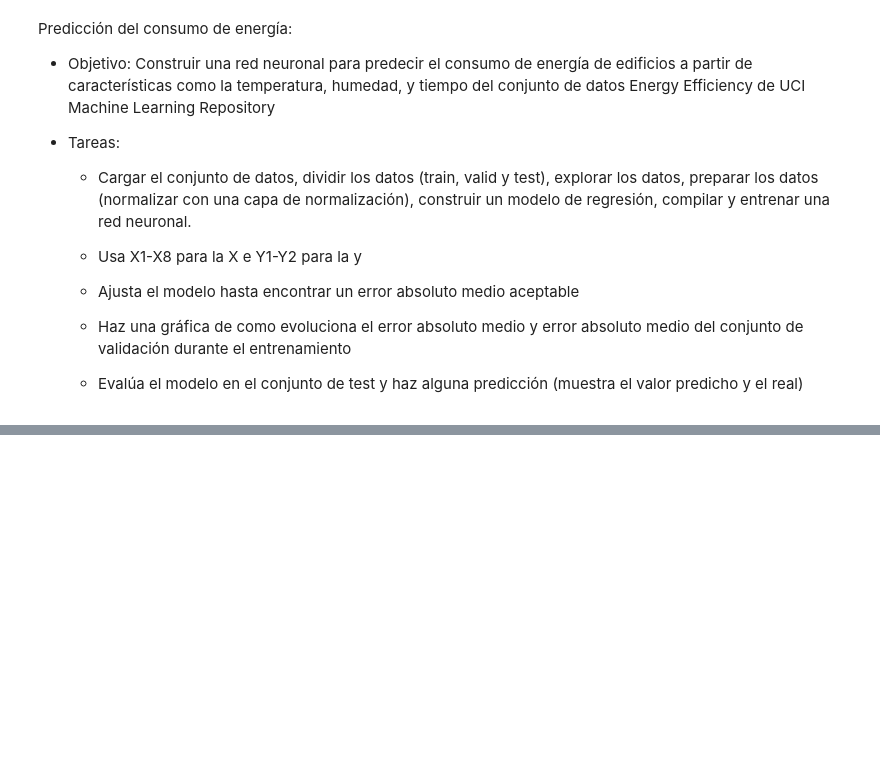
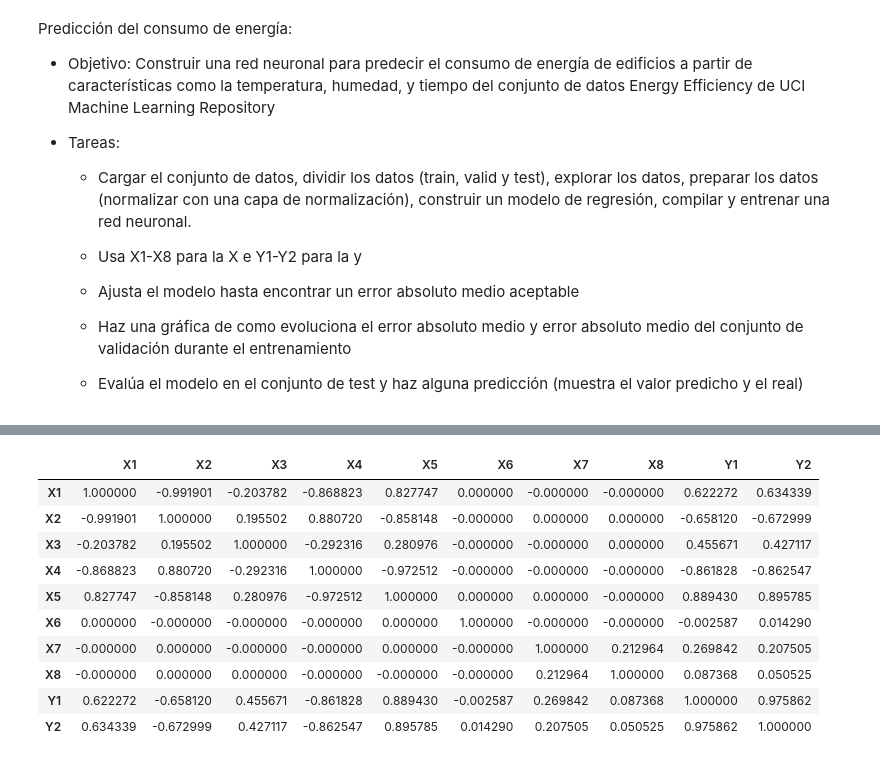
Before and after one commit to Elena2332/iabd, a Jupyter notebook: ia/sapa/deep_learning/4_3Ejercicios.ipynb, the cells around one changed output, grey strips where cells are left out. Cells and saved outputs as stored; diff of their text form; code cells hidden in the pictures; blank space fills up the shorter version.

```diff
--- a/ia/sapa/deep_learning/4_3Ejercicios.ipynb
+++ b/ia/sapa/deep_learning/4_3Ejercicios.ipynb
@@ -435,0 +475,15 @@ ImportError: Missing optional dependency 'openpyxl'.  Use pip or conda to instal
+# %%
+corr_matrix = data.corr(numeric_only=True)
+corr_matrix.style.background_gradient()
+# %% [output]
+|  | X1 | X2 | X3 | X4 | X5 | X6 | X7 | X8 | Y1 | Y2 |
+| X1 | 1.000000 | -0.991901 | -0.203782 | -0.868823 | 0.827747 | 0.000000 | -0.000000 | -0.000000 | 0.622272 | 0.634339 |
+| X2 | -0.991901 | 1.000000 | 0.195502 | 0.880720 | -0.858148 | -0.000000 | 0.000000 | 0.000000 | -0.658120 | -0.672999 |
+| X3 | -0.203782 | 0.195502 | 1.000000 | -0.292316 | 0.280976 | -0.000000 | -0.000000 | 0.000000 | 0.455671 | 0.427117 |
+| X4 | -0.868823 | 0.880720 | -0.292316 | 1.000000 | -0.972512 | -0.000000 | -0.000000 | -0.000000 | -0.861828 | -0.862547 |
+| X5 | 0.827747 | -0.858148 | 0.280976 | -0.972512 | 1.000000 | 0.000000 | 0.000000 | -0.000000 | 0.889430 | 0.895785 |
+| X6 | 0.000000 | -0.000000 | -0.000000 | -0.000000 | 0.000000 | 1.000000 | -0.000000 | -0.000000 | -0.002587 | 0.014290 |
+| X7 | -0.000000 | 0.000000 | -0.000000 | -0.000000 | 0.000000 | -0.000000 | 1.000000 | 0.212964 | 0.269842 | 0.207505 |
+| X8 | -0.000000 | 0.000000 | 0.000000 | -0.000000 | -0.000000 | -0.000000 | 0.212964 | 1.000000 | 0.087368 | 0.050525 |
+| Y1 | 0.622272 | -0.658120 | 0.455671 | -0.861828 | 0.889430 | -0.002587 | 0.269842 | 0.087368 | 1.000000 | 0.975862 |
+| Y2 | 0.634339 | -0.672999 | 0.427117 | -0.862547 | 0.895785 | 0.014290 | 0.207505 | 0.050525 | 0.975862 | 1.000000 |
```
Also changed, not shown: parts of 15 cells of this notebook.
